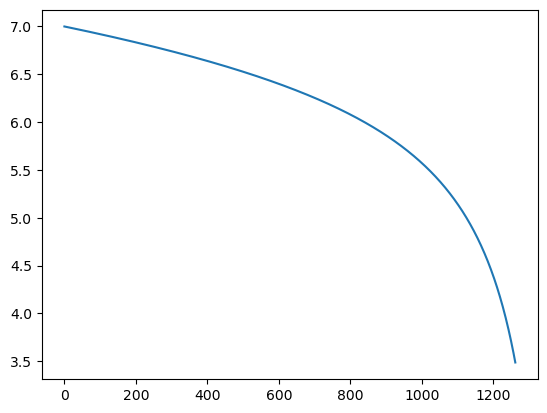
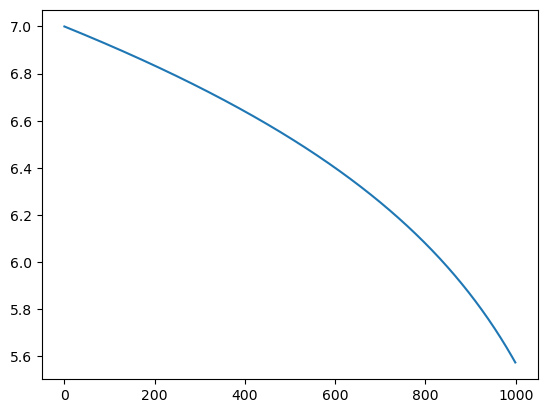
Unified diff of the notebook cell whose output changed from the first chart to the second:
--- before
+++ after
@@ -10,4 +10,4 @@
 t,p,e,x,Phi_phi,Phi_theta,Phi_r=traj
 
-plt.plot(t, p)
+plt.plot(t[:1000], p[:1000])
 plt.show()

Commit: Make the transition notebook with the new setup. Just need to merge the three together now.